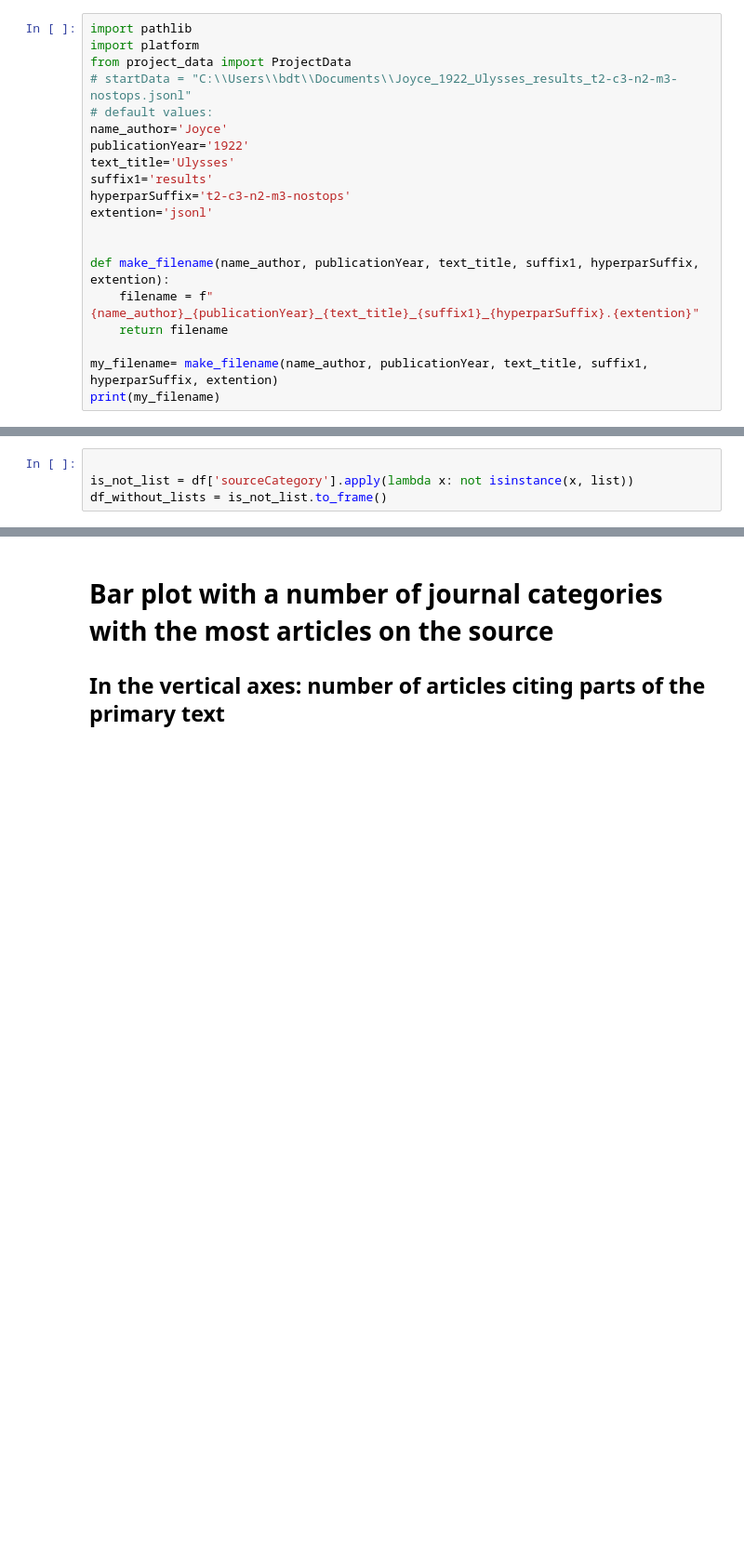
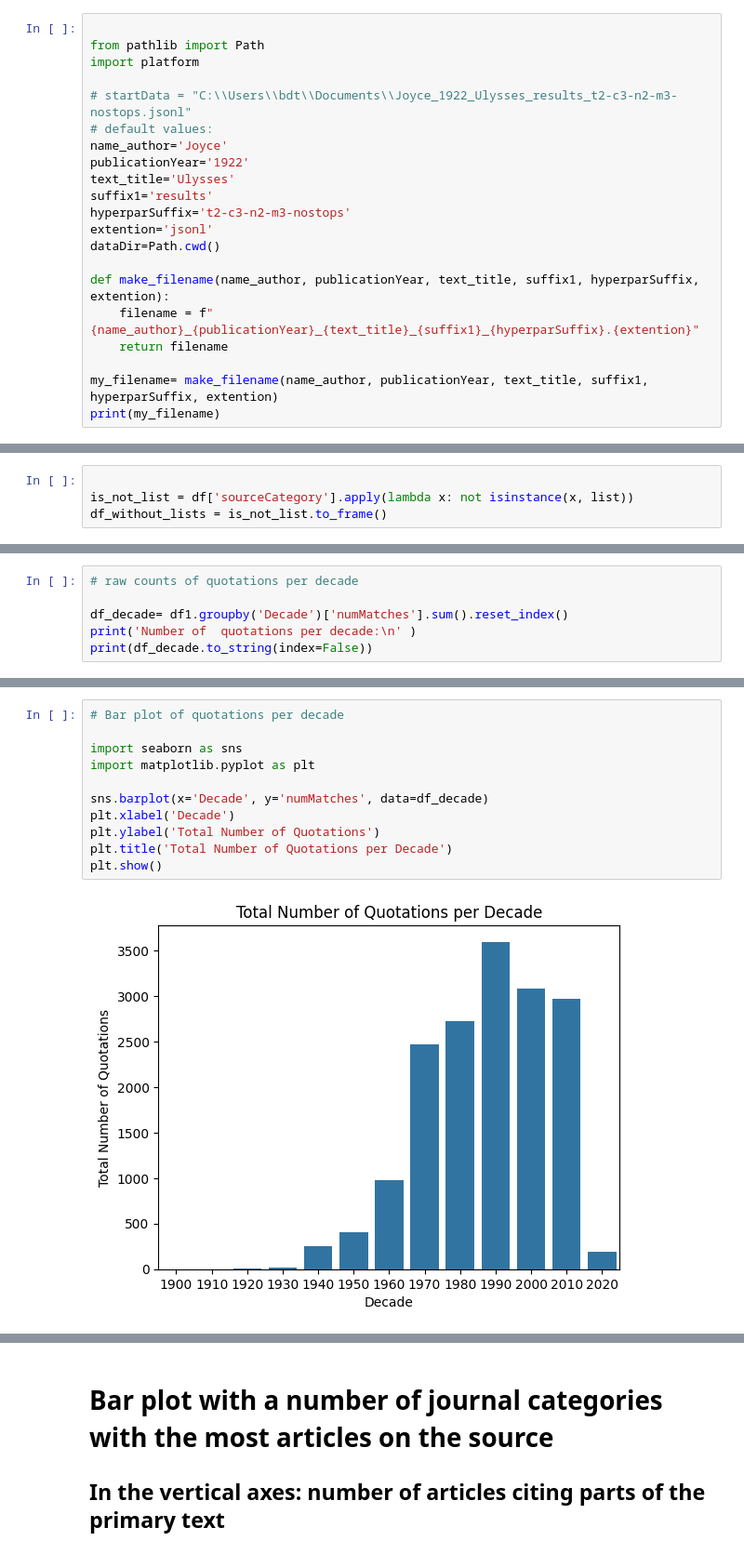
Before and after one commit to milanterlunen/quotation-detection, a Jupyter notebook: 03-analyze-results/generic-results-analysis-paul.ipynb, the cells around one changed output, grey strips where cells are left out. Shown at 93% size. Saved outputs shown, nothing was run; the diff lists cells and outputs as text; blank space fills up the shorter version.

```diff
--- a/03-analyze-results/generic-results-analysis-paul.ipynb
+++ b/03-analyze-results/generic-results-analysis-paul.ipynb
@@ -29,9 +33,10 @@ startData = "C:\\Users\\bdt\\Documents\\Joyce_1922_Ulysses_results_t2-c3-n2-m3-n
 # Alternative approach of infering variables
 ### from string path with file name
 # %%
-import pathlib
+
+from pathlib import Path
 import platform
-from project_data import ProjectData
+
 # startData = "C:\\Users\\bdt\\Documents\\Joyce_1922_Ulysses_results_t2-c3-n2-m3-nostops.jsonl"
 # default values:
 name_author='Joyce'
@@ -40,7 +45,7 @@ text_title='Ulysses'
 suffix1='results'
 hyperparSuffix='t2-c3-n2-m3-nostops'
 extention='jsonl'
-
+dataDir=Path.cwd()
 
 def make_filename(name_author, publicationYear, text_title, suffix1, hyperparSuffix, extention):
     filename = f"{name_author}_{publicationYear}_{text_title}_{suffix1}_{hyperparSuffix}.{extention}"
@@ -189,0 +349,6 @@ df_without_lists = is_not_list.to_frame()
+# %%
+# raw counts of quotations per decade
+
+df_decade= df1.groupby('Decade')['numMatches'].sum().reset_index()
+print('Number of  quotations per decade:\n' )
+print(df_decade.to_string(index=False))
@@ -189,0 +367,13 @@ df_without_lists = is_not_list.to_frame()
+# %%
+# Bar plot of quotations per decade
+
+import seaborn as sns
+import matplotlib.pyplot as plt
+
+sns.barplot(x='Decade', y='numMatches', data=df_decade)
+plt.xlabel('Decade')
+plt.ylabel('Total Number of Quotations')
+plt.title('Total Number of Quotations per Decade')
+plt.show()
+# %% [output]
+[figure, added]
```
Also changed, not shown: parts of 28 cells of this notebook, 3 other files.
